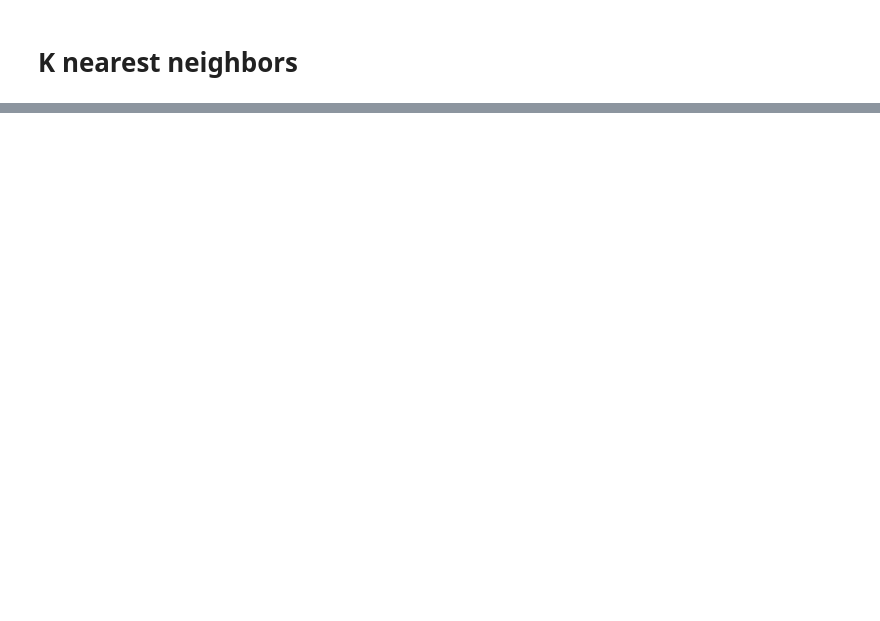
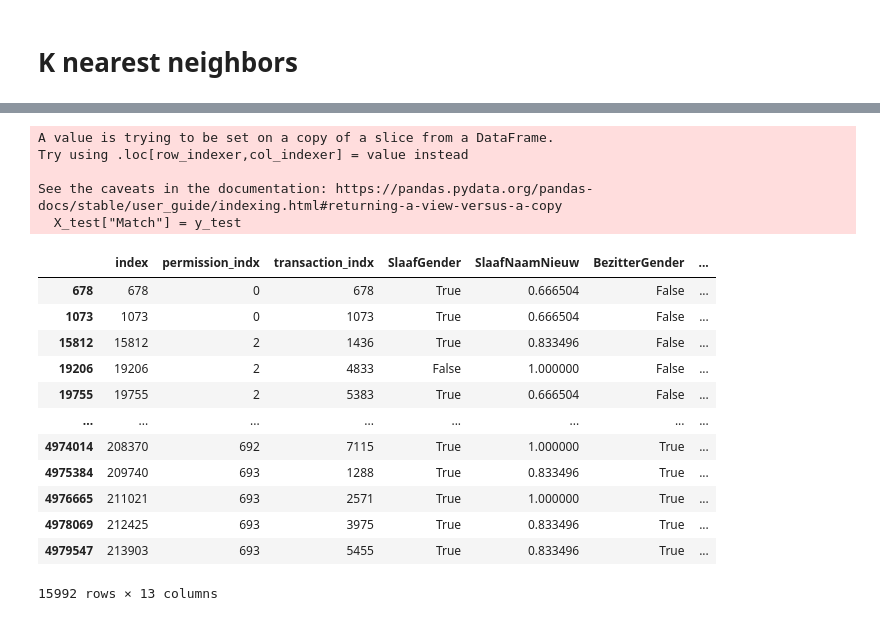
Before and after one commit to Basvdbrink1998/Entry-linking-in-18th-century-VOC-slave-archives, a Jupyter notebook: Annotation/Automated_annotation.ipynb, the cells around one changed output, grey strips where cells are left out. Drawn from its saved outputs; the diff is of its cells as text; code cells hidden in the pictures; blank space fills up the shorter version.

```diff
--- a/Annotation/Automated_annotation.ipynb
+++ b/Annotation/Automated_annotation.ipynb
@@ -444,0 +247,7 @@ plt.show()
+# %%
+s = []
+for c in Scores:
+    s.append(pd.Series(Scores[c]))
+results = pd.concat(s, axis=1)
+results.columns = Scores.keys()
+results.transpose()
@@ -444,0 +329,22 @@ plt.show()
+# %%
+X_test["Match"] = y_test
+X_test
+# %% [output]
+A value is trying to be set on a copy of a slice from a DataFrame.
+Try using .loc[row_indexer,col_indexer] = value instead
+
+See the caveats in the documentation: https://pandas.pydata.org/pandas-docs/stable/user_guide/indexing.html#returning-a-view-versus-a-copy
+  X_test["Match"] = y_test
+|  | index | permission_indx | transaction_indx | SlaafGender | SlaafNaamNieuw | BezitterGender | ... |
+| 678 | 678 | 0 | 678 | True | 0.666504 | False | ... |
+| 1073 | 1073 | 0 | 1073 | True | 0.666504 | False | ... |
+| 15812 | 15812 | 2 | 1436 | True | 0.833496 | False | ... |
+| 19206 | 19206 | 2 | 4833 | False | 1.000000 | False | ... |
+| 19755 | 19755 | 2 | 5383 | True | 0.666504 | False | ... |
+| ... | ... | ... | ... | ... | ... | ... | ... |
+| 4974014 | 208370 | 692 | 7115 | True | 1.000000 | True | ... |
+| 4975384 | 209740 | 693 | 1288 | True | 0.833496 | True | ... |
+| 4976665 | 211021 | 693 | 2571 | True | 1.000000 | True | ... |
+| 4978069 | 212425 | 693 | 3975 | True | 0.833496 | True | ... |
+| 4979547 | 213903 | 693 | 5455 | True | 0.833496 | True | ... |
+15992 rows × 13 columns
```
Also changed, not shown: parts of 70 cells of this notebook, 4 other files.
